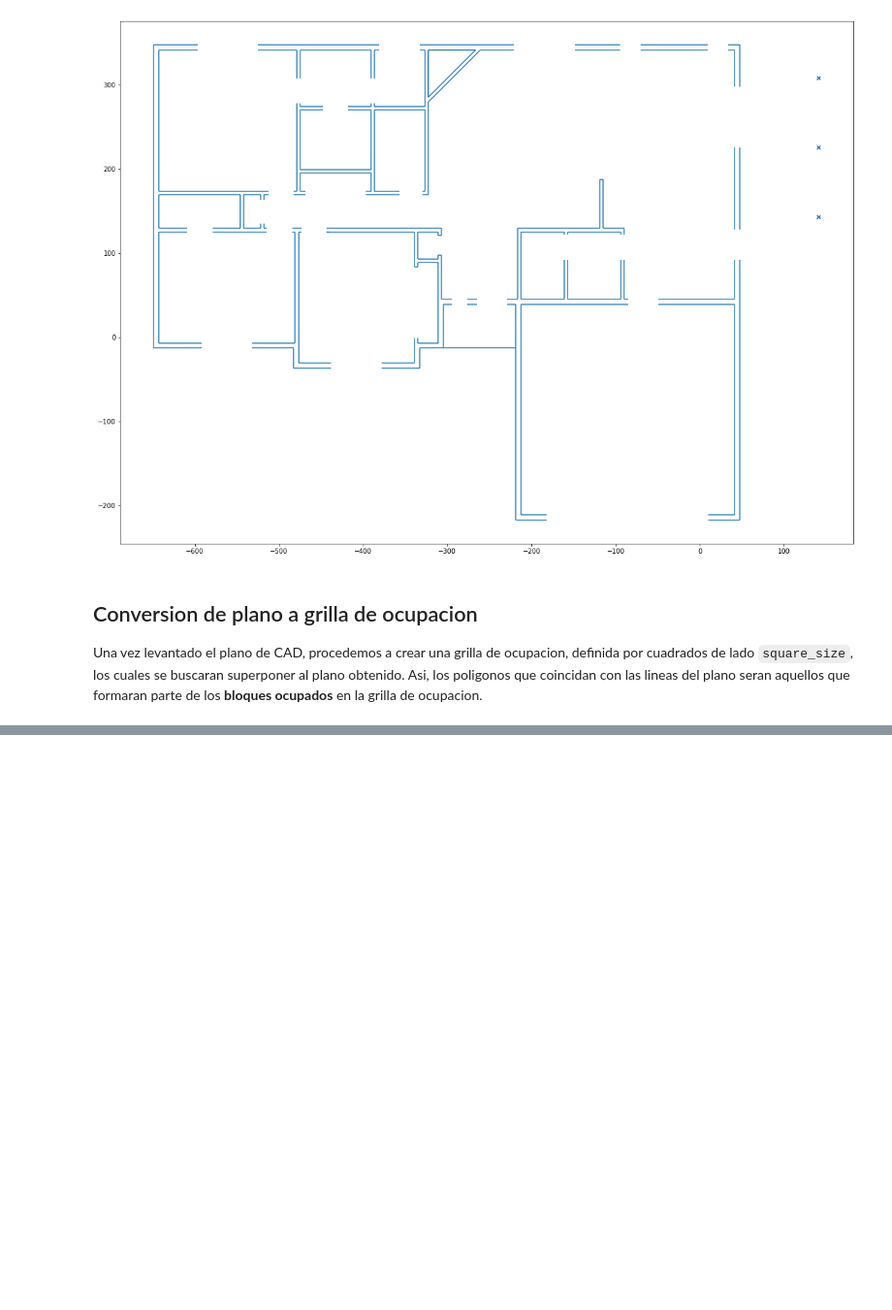
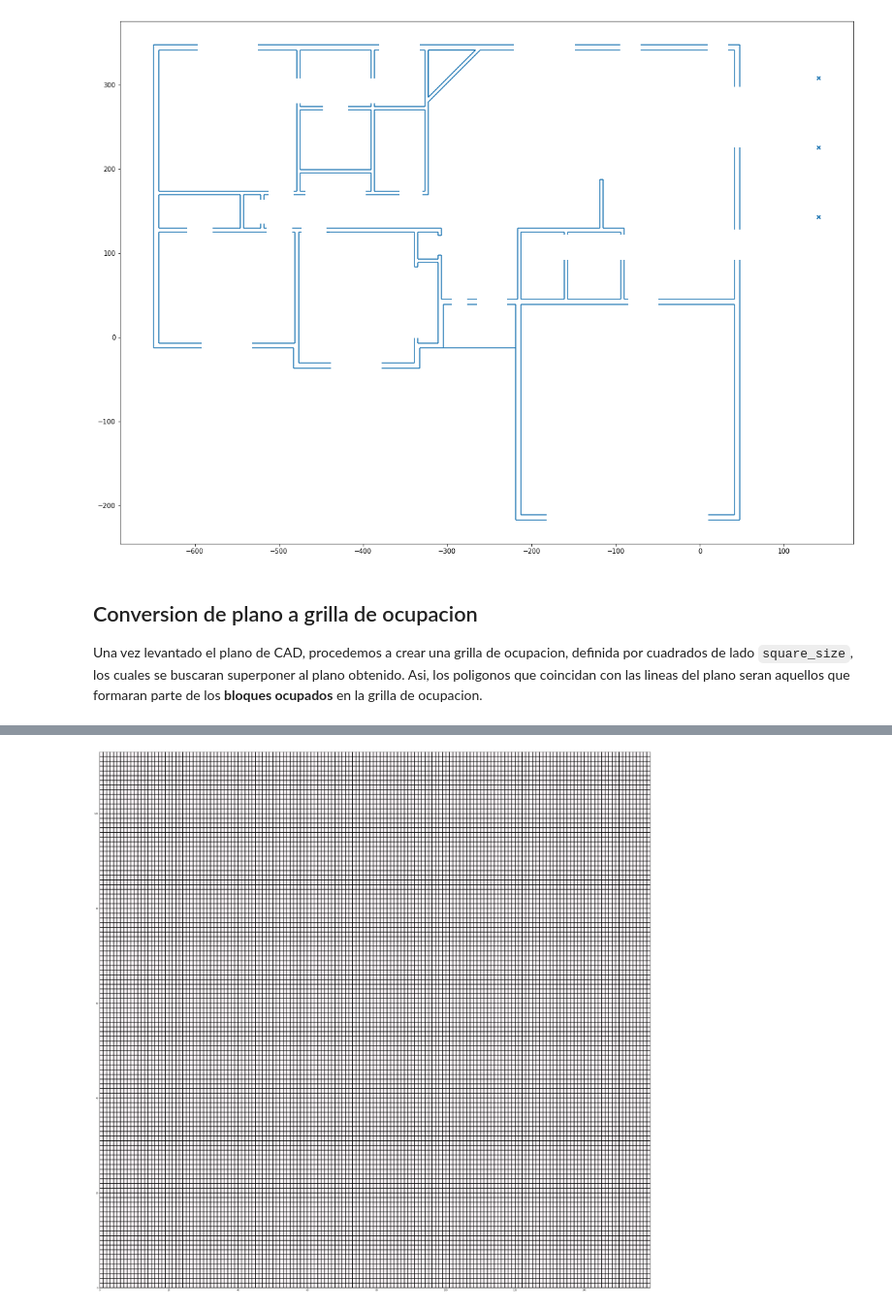
Before and after one commit to ekumenlabs/Frontier-Exploration-with-a-prior, a Jupyter notebook: Notebooks/DXFsandbox.ipynb, the cells around one changed output, grey strips where cells are left out. Shown at 97% size. Cells and saved outputs as stored; diff of their text form; code cells hidden in the pictures; blank space fills up the shorter version.

Commit message:
Added grid creation to DXF Notebook. Working as expected.

```diff
--- a/Notebooks/DXFsandbox.ipynb
+++ b/Notebooks/DXFsandbox.ipynb
@@ -103,4 +148,5 @@ occupied_blocks.plot(figsize=(20,20))
 def get_center(item):
   xmin, ymin, xmax, ymax = item["geometry"].bounds
   return pd.Series([(xmax+xmin)/2, (ymax+ymin)/2, int(item["intersects"])], index=['axis_x', 'axis_y', 'occuped'])
-occupancy_grid = shape.apply(get_center, axis=1, result_type='expand')
+occupancy_grid = shape.apply(get_center, axis=1, result_type='expand').pivot(index ='axis_x', columns ='axis_y', values='occuped')
+occupancy_grid
@@ -121,0 +168,5 @@ occupancy_grid = shape.apply(get_center, axis=1, result_type='expand')
+# %%
+grid = OccupancyGrid(square_size, occupancy_grid.shape[0], occupancy_grid.shape[1])
+grid.plot(figsize=(50, 50))
+# %% [output]
+[figure, added]
```
Also changed, not shown: parts of 8 cells of this notebook.
